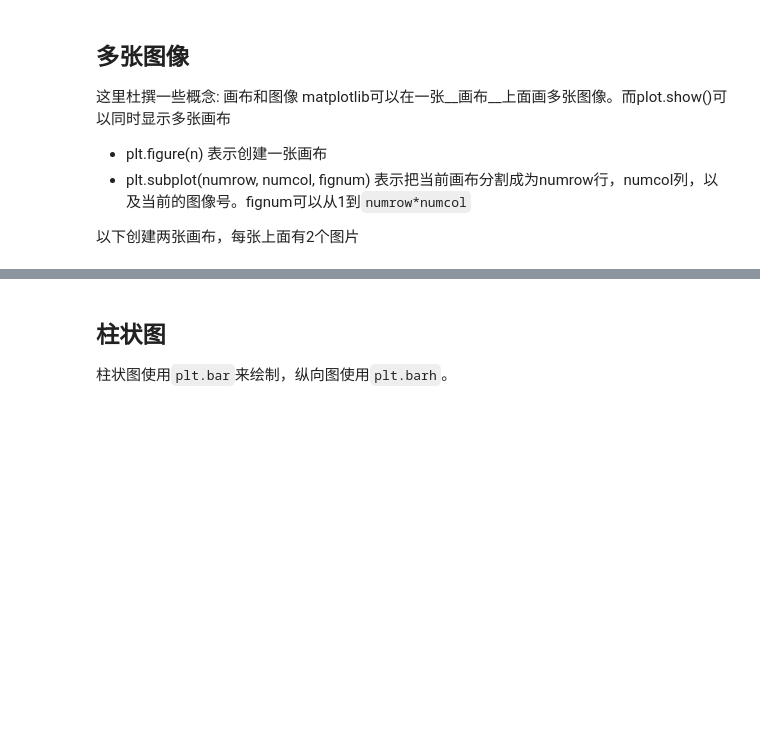
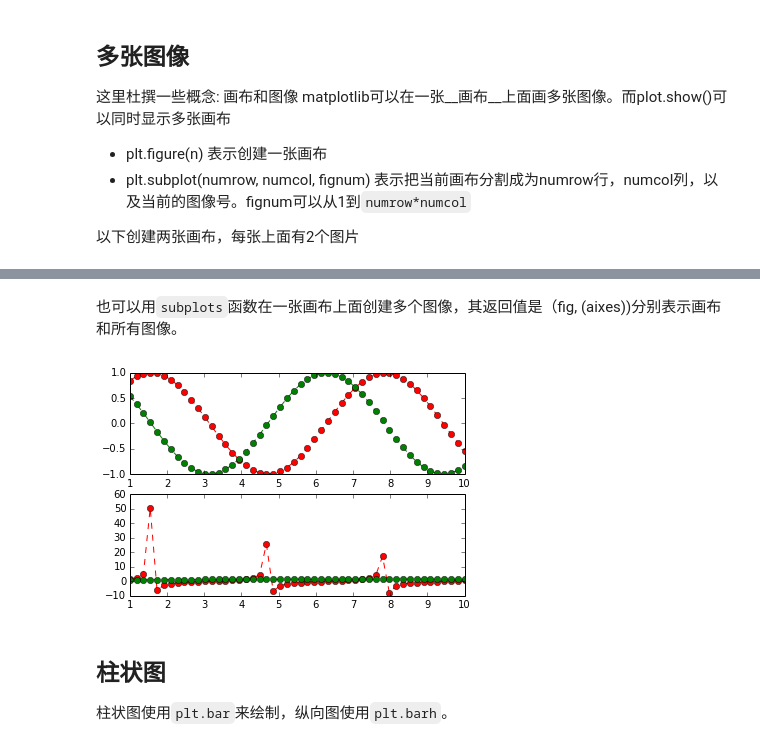
Before and after one commit to woosley/python-topic, a Jupyter notebook: matplotlib.ipynb, the cells around one changed output, grey strips where cells are left out. Drawn from its saved outputs; the diff is of its cells as text; code cells hidden in the pictures; blank space fills up the shorter version.

```diff
--- a/matplotlib.ipynb
+++ b/matplotlib.ipynb
@@ -119,3 +119,16 @@ plt.show()
+# %% [markdown]
+也可以用`subplots`函数在一张画布上面创建多个图像，其返回值是（fig, (aixes))分别表示画布和所有图像。
+# %%
+import numpy as np
+x = np.linspace(1, 10)
+fig, (ax1, ax2) = plt.subplots(2, 1)
+ax1.plot(x, np.sin(x), '--ro')
+ax1.plot(x, np.cos(x), '--go')
+ax2.plot(x, np.tan(x), "--ro")
+ax2.plot(x, np.arctan(x), "--go")
+plt.show()
+# %% [output]
+[figure, added]
 # %% [markdown]
 ## 柱状图
 柱状图使用`plt.bar`来绘制，纵向图使用`plt.barh`。
```
Also changed, not shown: parts of 3 cells of this notebook.
